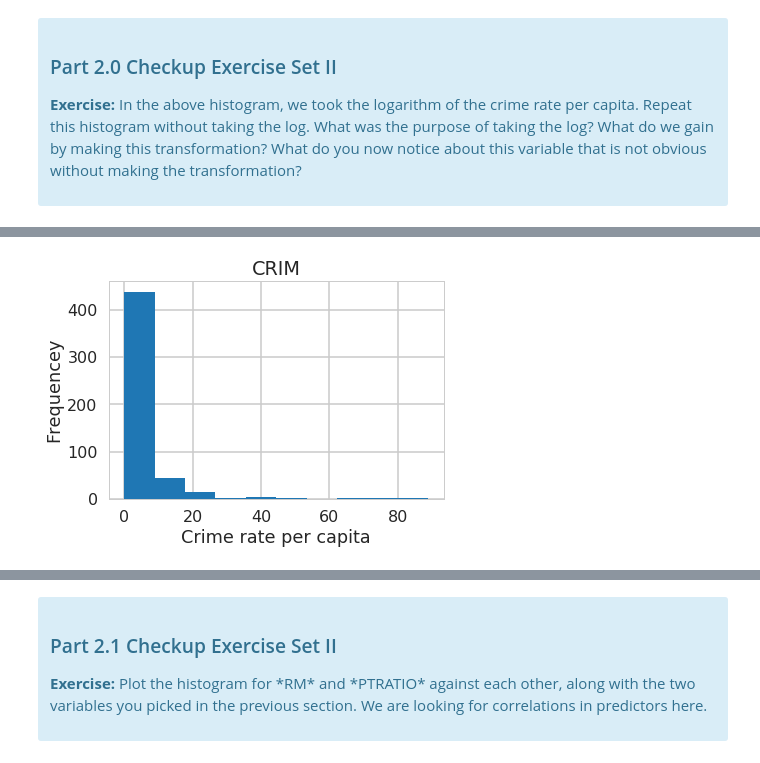
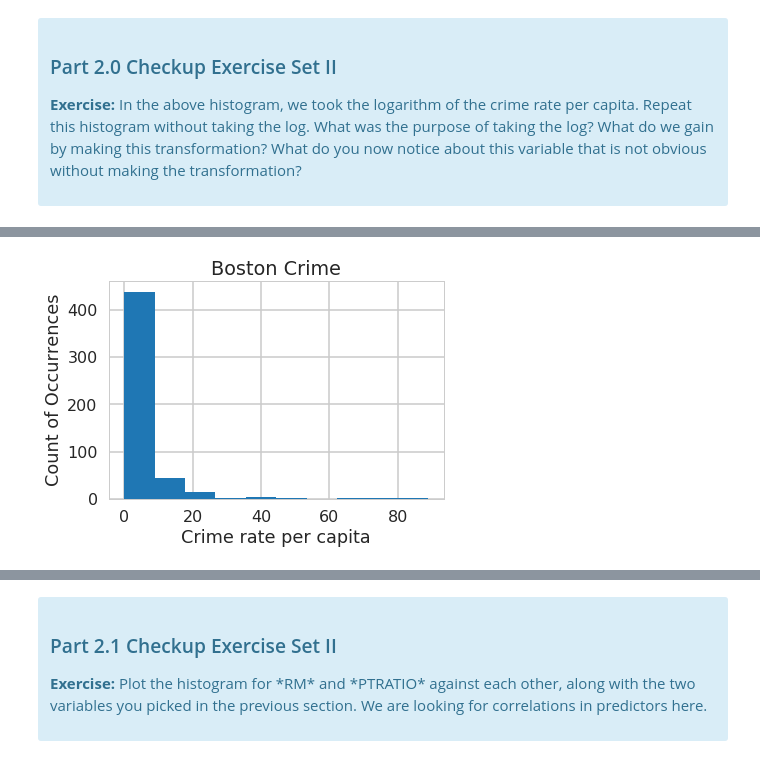
Before and after one commit to SethDKelly/Springboard, a Jupyter notebook: sec11/linear_regression/Mini_Project_Linear_Regression.ipynb, the cells around one changed output, grey strips where cells are left out. Cells and saved outputs as stored; diff of their text form; code cells hidden in the pictures.

```diff
--- a/sec11/linear_regression/Mini_Project_Linear_Regression.ipynb
+++ b/sec11/linear_regression/Mini_Project_Linear_Regression.ipynb
@@ -390,9 +413,9 @@ plt.show()
 # %%
 plt.hist(bos.CRIM)
-plt.title("CRIM")
+plt.title("Boston Crime")
 plt.xlabel("Crime rate per capita")
-plt.ylabel("Frequencey")
+plt.ylabel("Count of Occurrences")
 plt.show()
 # %% [output]
-[figure, old version]
+[figure, new version]
 # %% [markdown]
```
Also changed, not shown: parts of 12 cells of this notebook.
